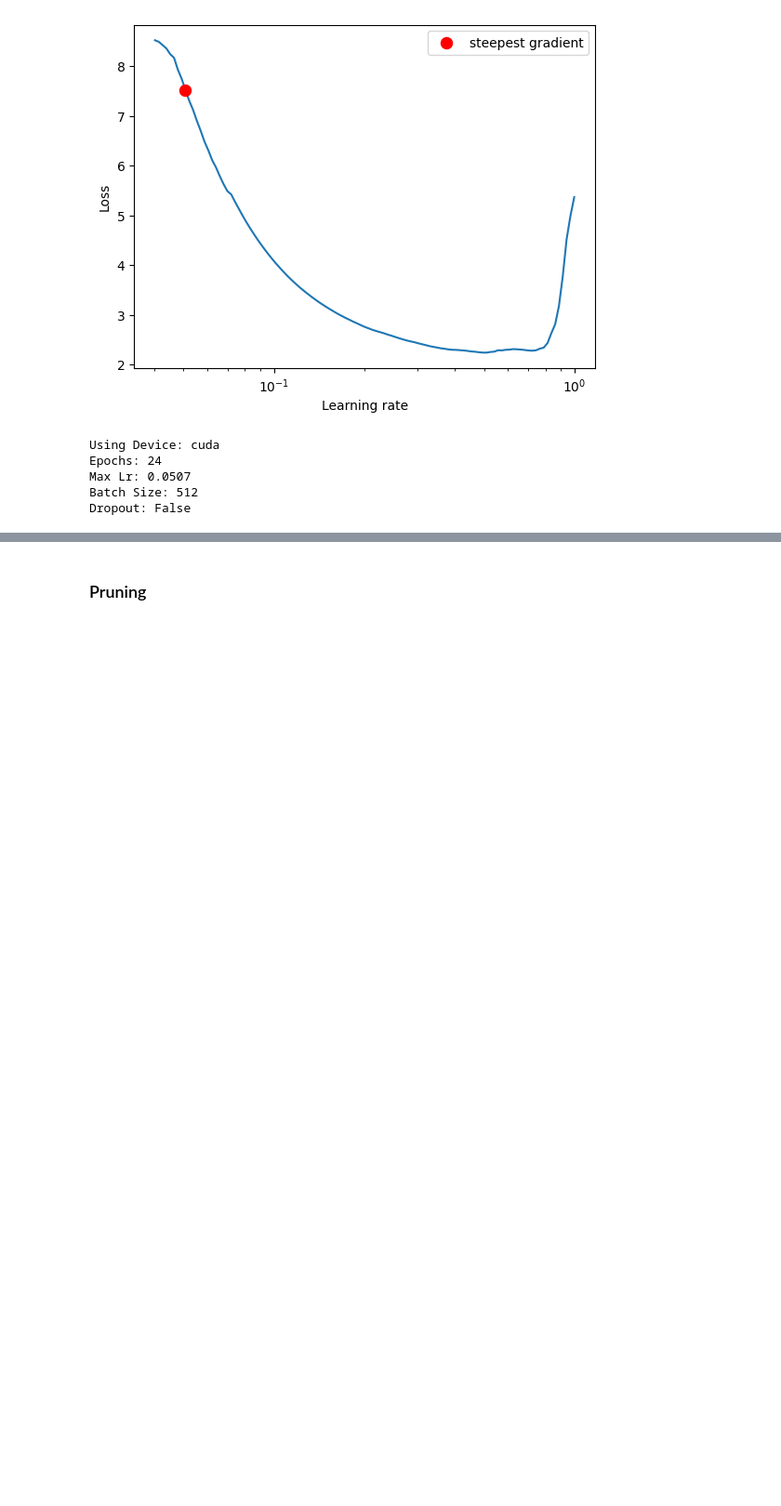
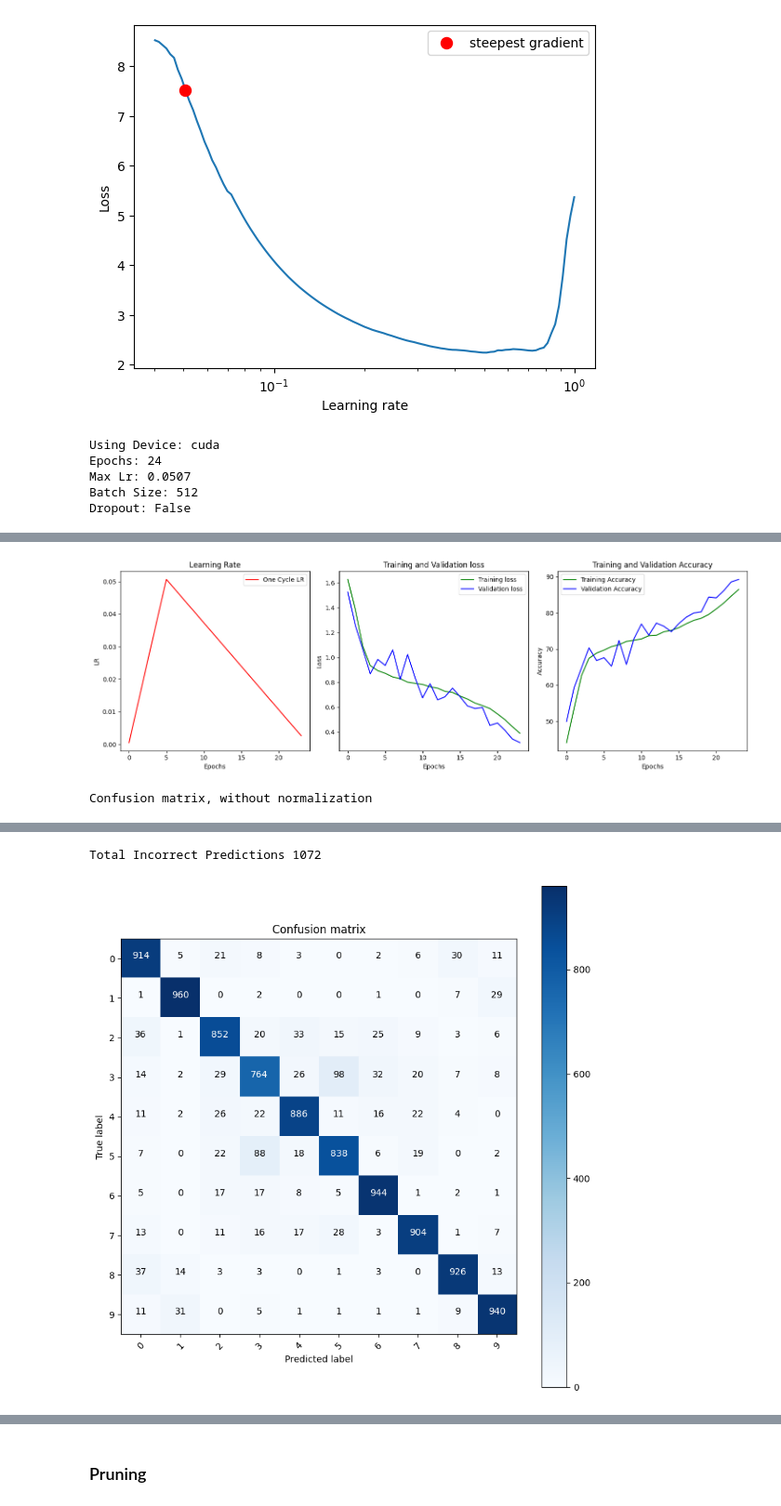
Before and after one commit to KillerStrike17/DavidNet-Cifar10-Dawn-Benchmark, a Jupyter notebook: Davidnet.ipynb, the cells around one changed output, grey strips where cells are left out. Shown at 93% size. Saved outputs shown, nothing was run; the diff lists cells and outputs as text; code cells hidden in the pictures; blank space fills up the shorter version.

```diff
--- a/Davidnet.ipynb
+++ b/Davidnet.ipynb
@@ -211,3 +211,25 @@ trainer.run()
 # trainer.print_best_model()
 # %%
 torch.save(model.state_dict(), 'savemodel.pth')
+# %%
+from DeepLib.visualize import plot_network_performance
+
+# trainer.print_best_model()
+plot_network_performance(epochs, trainer.schedule, trainer.list_train_loss, trainer.list_valid_loss, trainer.list_train_correct, trainer.list_valid_correct)
+
+from DeepLib.utils import get_all_predictions, get_incorrrect_predictions, prepare_confusion_matrix
+from DeepLib.visualize import plot_confusion_matrix
+
+all_preds, all_targets = get_all_predictions(model, test_loader, device)
+confusion_matrix = prepare_confusion_matrix(all_preds, all_targets, class_map)
+plot_confusion_matrix(confusion_matrix, class_map, False)
+
+
+from DeepLib.utils import get_incorrrect_predictions
+from DeepLib.visualize import plot_incorrect_predictions
+
+incorrect = get_incorrrect_predictions(model, test_loader, device)
+plot_incorrect_predictions(incorrect, class_map)
+# %% [output]
+[figure, added]
+Confusion matrix, without normalization
@@ -213,0 +246,2 @@ torch.save(model.state_dict(), 'savemodel.pth')
+Total Incorrect Predictions 1072
+[figure, added]
```
Also changed, not shown: parts of 1 cell of this notebook.
